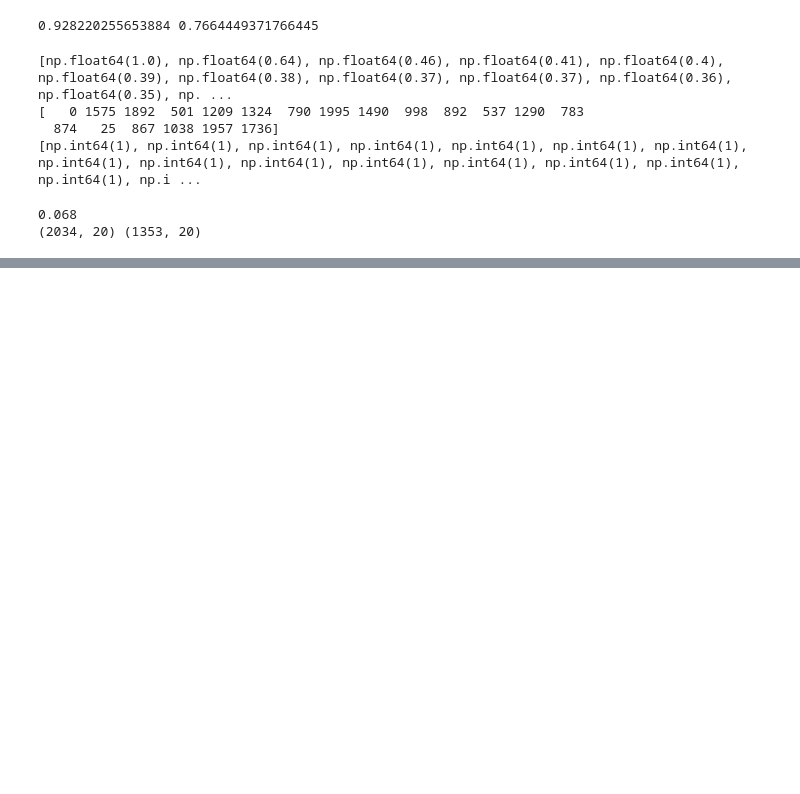
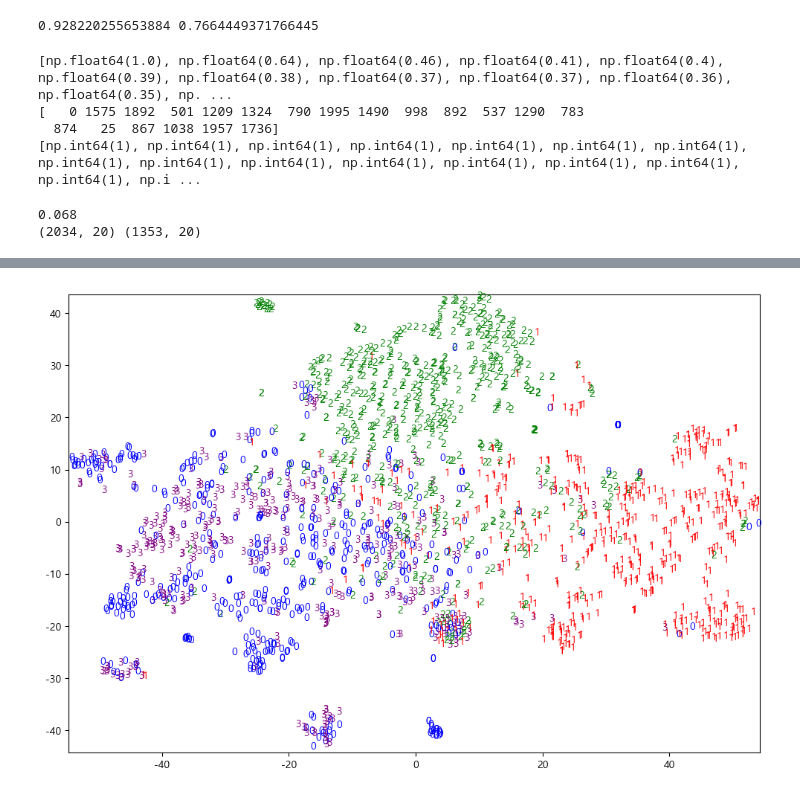
Before and after one commit to minstrel1149/python_text_mining, a Jupyter notebook: Ch.06_dimensionality_reduction_2.ipynb, the cells around one changed output, grey strips where cells are left out. Saved outputs shown, nothing was run; the diff lists cells and outputs as text; code cells hidden in the pictures; blank space fills up the shorter version.

```diff
--- a/Ch.06_dimensionality_reduction_2.ipynb
+++ b/Ch.06_dimensionality_reduction_2.ipynb
@@ -149,0 +202,6 @@ Topic 20: ['value', 'image', 'group', 'muslim', 'islam', 'objective', 'color', '
+# %%
+X_train_lsa_tsne = tsne.fit_transform(X_train_lsa)
+
+tsne_graph(X_train_lsa_tsne, y_train)
+# %% [output]
+[figure, added]
```
Also changed, not shown: parts of 6 cells of this notebook.
